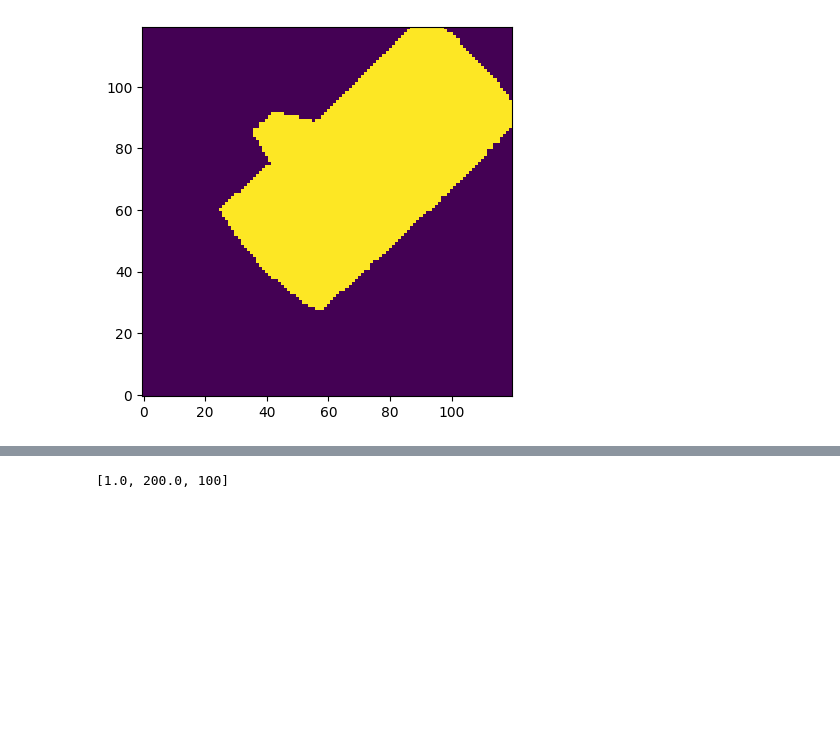
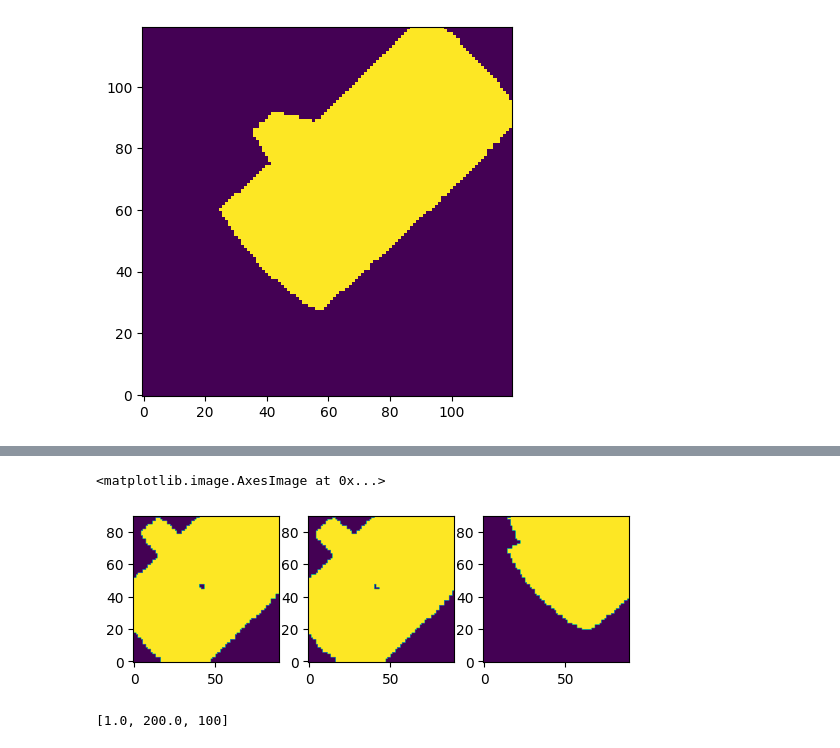
Before and after one commit to zhantaochen/inxs-steering, a Jupyter notebook: merge_mask.ipynb, the cells around one changed output, grey strips where cells are left out. Cells and saved outputs as stored; diff of their text form; code cells hidden in the pictures; blank space fills up the shorter version.

```diff
--- a/merge_mask.ipynb
+++ b/merge_mask.ipynb
@@ -64,3 +67,6 @@ plt.imshow((_tmp_data['coverage'].sum(axis=-1).sum(axis=-1) > 0).T, origin='lowe
 # %% [output]
 <matplotlib.image.AxesImage at 0x...>
 [figure]
+# %%
+psi_mask_memmap = PsiMask(map_path, memmap_mask_path='/pscratch/sd/z/zhantao/inxs_steering/mask_data',
+                          grid_info=grid_info, device='cpu', preload=False)
@@ -67,3 +79,11 @@ plt.imshow((_tmp_data['coverage'].sum(axis=-1).sum(axis=-1) > 0).T, origin='lowe
+# %%
+fig, ax = plt.subplots(1,3)
+ax[0].imshow((psi_mask_memmap.mask_memmap[0].sum(axis=-1).sum(axis=-1)>1).T, origin='lower')
+ax[1].imshow((psi_mask_memmap.mask_memmap[-1].sum(axis=-1).sum(axis=-1)>1).T, origin='lower')
+ax[2].imshow((psi_mask_memmap.load_memmap_mask(65).sum(axis=-1).sum(axis=-1)>1).T, origin='lower')
+# %% [output]
+<matplotlib.image.AxesImage at 0x...>
+[figure, added]
 # %%
 
 mask_complete = np.zeros(
```
Also changed, not shown: parts of 4 cells of this notebook, 8 other files.
